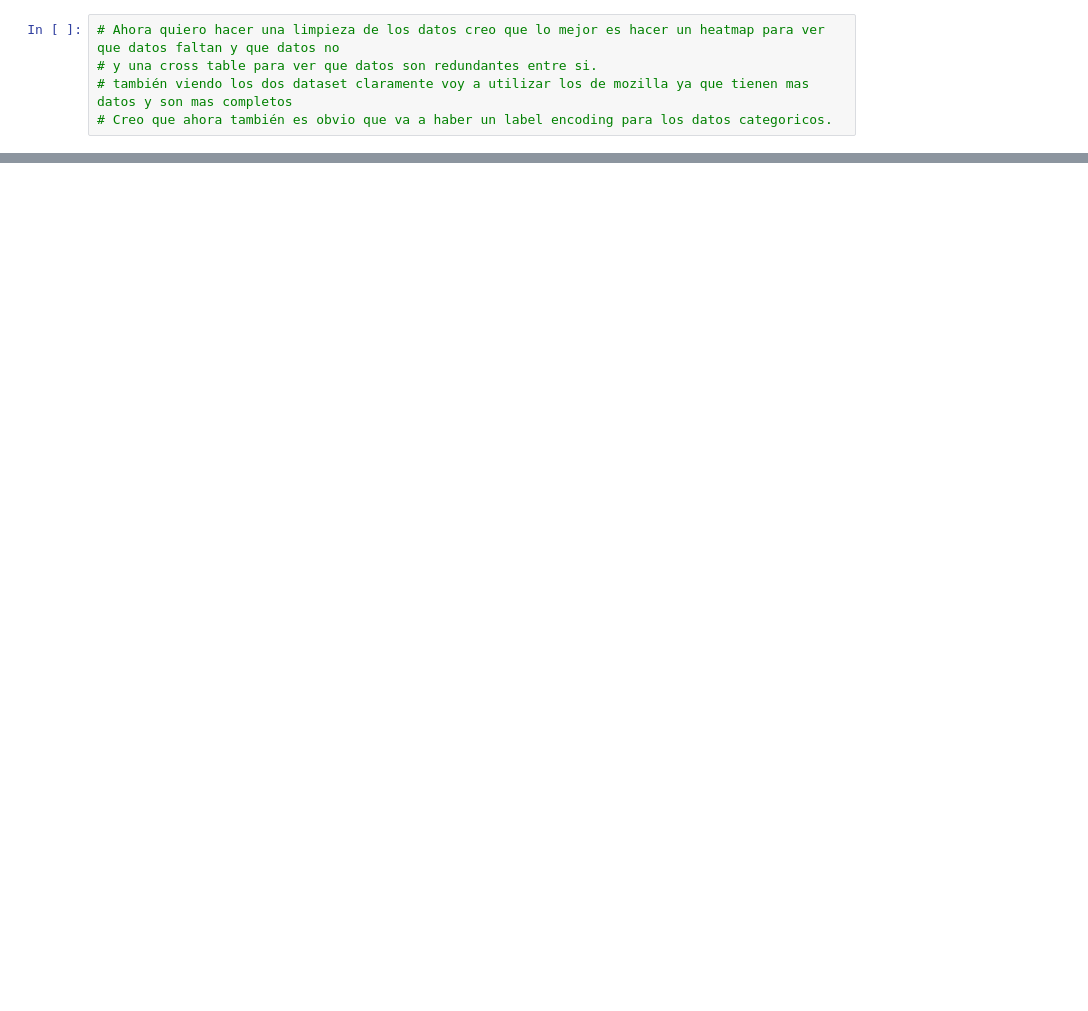
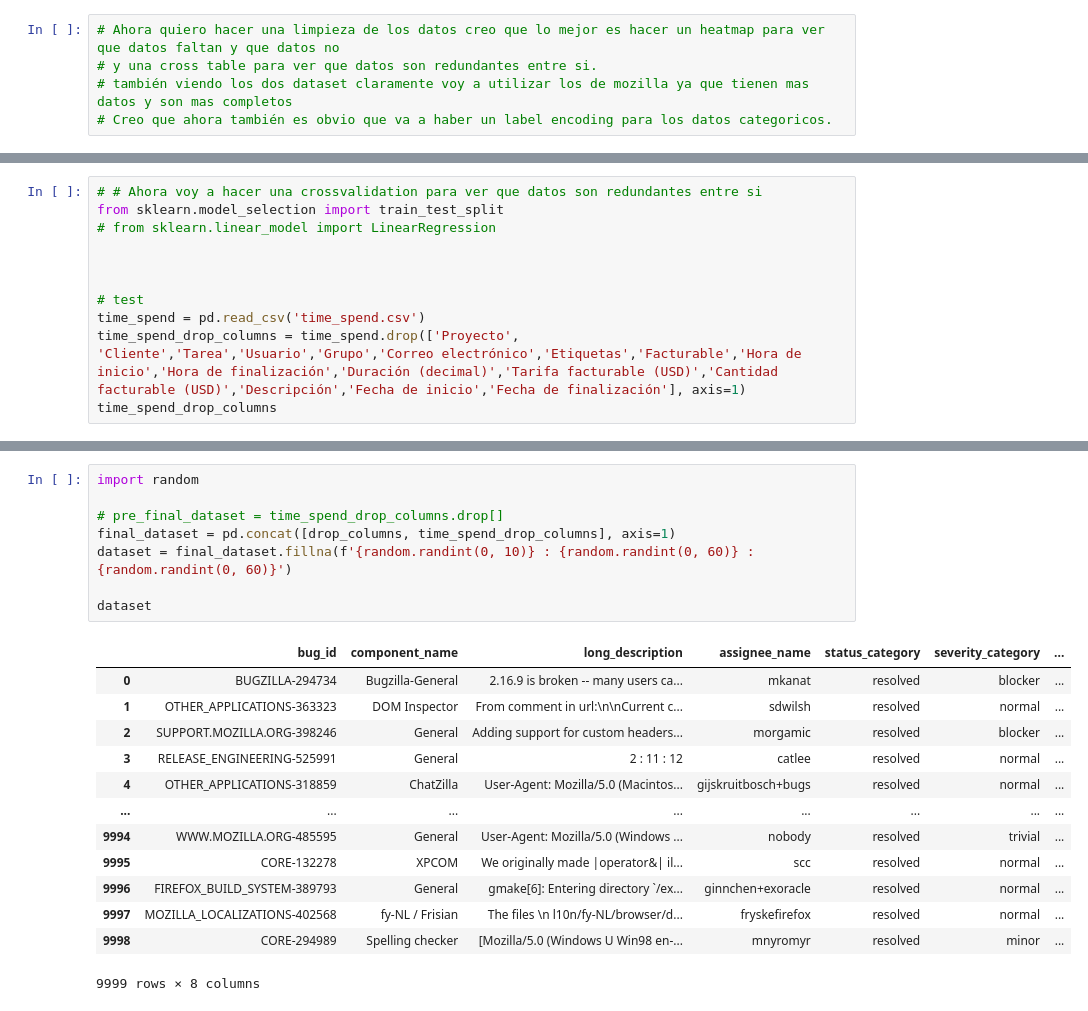
Before and after one commit to sheilaalamoalarcon/TimeOut, a Jupyter notebook: linearRegressionModel.ipynb, the cells around one changed output, grey strips where cells are left out. Saved outputs shown, nothing was run; the diff lists cells and outputs as text; blank space fills up the shorter version.

```diff
--- a/linearRegressionModel.ipynb
+++ b/linearRegressionModel.ipynb
@@ -47,0 +56,11 @@ NameError: name 'drop_columns' is not defined
+# %%
+# # Ahora voy a hacer una crossvalidation para ver que datos son redundantes entre si
+from sklearn.model_selection import train_test_split
+# from sklearn.linear_model import LinearRegression
+
+
+
+# test
+time_spend = pd.read_csv('time_spend.csv')
+time_spend_drop_columns = time_spend.drop(['Proyecto', 'Cliente','Tarea','Usuario','Grupo','Correo electrónico','Etiquetas','Facturable','Hora de inicio','Hora de finalización','Duración (decimal)','Tarifa facturable (USD)','Cantidad facturable (USD)','Descripción','Fecha de inicio','Fecha de finalización'], axis=1)
+time_spend_drop_columns
@@ -47,0 +75,22 @@ NameError: name 'drop_columns' is not defined
+# %%
+import random
+
+# pre_final_dataset = time_spend_drop_columns.drop[]
+final_dataset = pd.concat([drop_columns, time_spend_drop_columns], axis=1)
+dataset = final_dataset.fillna(f'{random.randint(0, 10)} : {random.randint(0, 60)} : {random.randint(0, 60)}')
+
+dataset
+# %% [output]
+|  | bug_id | component_name | long_description | assignee_name | status_category | severity_category | ... |
+| 0 | BUGZILLA-294734 | Bugzilla-General | 2.16.9 is broken -- many users ca... | mkanat | resolved | blocker | ... |
+| 1 | OTHER_APPLICATIONS-363323 | DOM Inspector | From comment in url:\n\nCurrent c... | sdwilsh | resolved | normal | ... |
+| 2 | SUPPORT.MOZILLA.ORG-398246 | General | Adding support for custom headers... | morgamic | resolved | blocker | ... |
+| 3 | RELEASE_ENGINEERING-525991 | General | 2 : 11 : 12 | catlee | resolved | normal | ... |
+| 4 | OTHER_APPLICATIONS-318859 | ChatZilla | User-Agent: Mozilla/5.0 (Macintos... | gijskruitbosch+bugs | resolved | normal | ... |
+| ... | ... | ... | ... | ... | ... | ... | ... |
+| 9994 | WWW.MOZILLA.ORG-485595 | General | User-Agent: Mozilla/5.0 (Windows ... | nobody | resolved | trivial | ... |
+| 9995 | CORE-132278 | XPCOM | We originally made |operator&| il... | scc | resolved | normal | ... |
+| 9996 | FIREFOX_BUILD_SYSTEM-389793 | General | gmake[6]: Entering directory `/ex... | ginnchen+exoracle | resolved | normal | ... |
+| 9997 | MOZILLA_LOCALIZATIONS-402568 | fy-NL / Frisian | The files \n l10n/fy-NL/browser/d... | fryskefirefox | resolved | normal | ... |
+| 9998 | CORE-294989 | Spelling checker | [Mozilla/5.0 (Windows U Win98 en-... | mnyromyr | resolved | minor | ... |
+9999 rows × 8 columns
```
Also changed, not shown: parts of 10 cells of this notebook, 9 other files.
